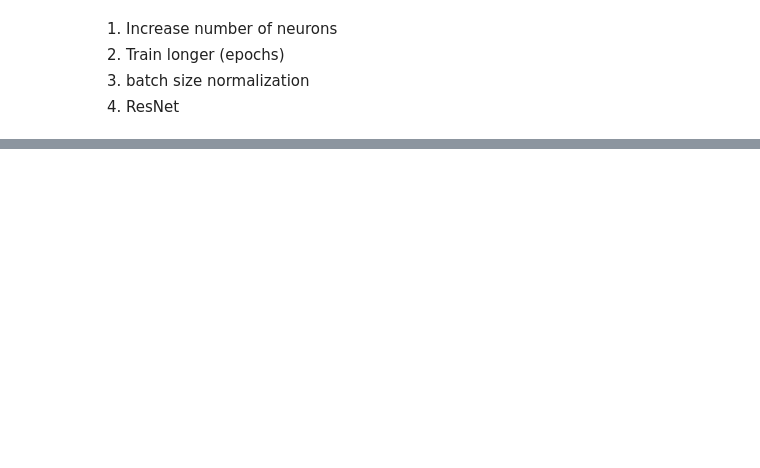
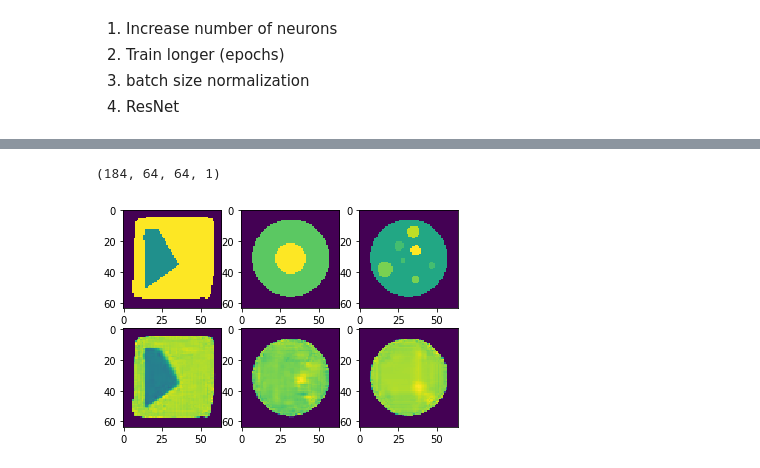
Before and after one commit to thayermldac/mre, a Jupyter notebook: modelfit_CNN_antoencoder.ipynb, the cells around one changed output, grey strips where cells are left out. Saved outputs shown, nothing was run; the diff lists cells and outputs as text; code cells hidden in the pictures; blank space fills up the shorter version.

```diff
--- a/modelfit_CNN_antoencoder.ipynb
+++ b/modelfit_CNN_antoencoder.ipynb
@@ -356,0 +448,12 @@ Future work
+# %%
+model.compile(loss='mean_squared_error',
+              optimizer='adam')
+
+train_Y=train_Y.reshape((train_Y.shape[0],64,64,1))
+valid_Y=valid_Y.reshape((valid_Y.shape[0],64,64,1))
+
+
+model.fit(train_X, train_Y,
+          epochs=100,
+          batch_size=1,
+          validation_data=(valid_X, valid_Y))
@@ -356,0 +479,15 @@ Future work
+# %%
+BatCHhistory=Out[11]
+predict_Y=model.predict(test_X)
+print(predict_Y.shape)
+# %% [output]
+(184, 64, 64, 1)
+# %%
+nimg=3
+for i in range(nimg):
+    ax=plt.subplot(2,nimg,i+1)
+    plt.imshow(test_Y[i+35])
+    ax=plt.subplot(2,nimg,i+1+nimg)
+    plt.imshow(predict_Y[i+35,:,:,0])
+# %% [output]
+[figure, added]
```
Also changed, not shown: parts of 23 cells of this notebook, 9 other files.
